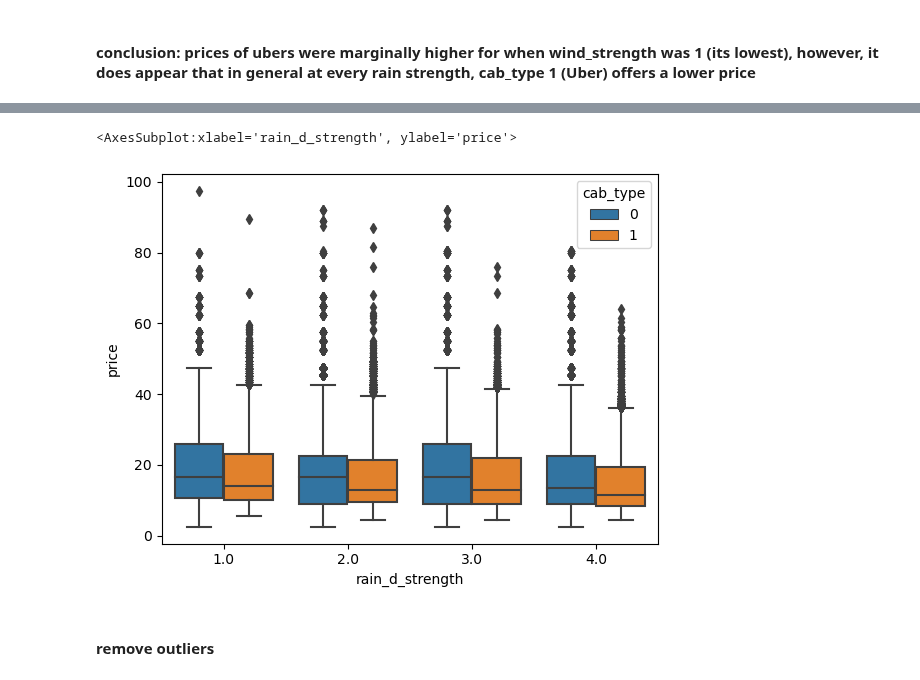
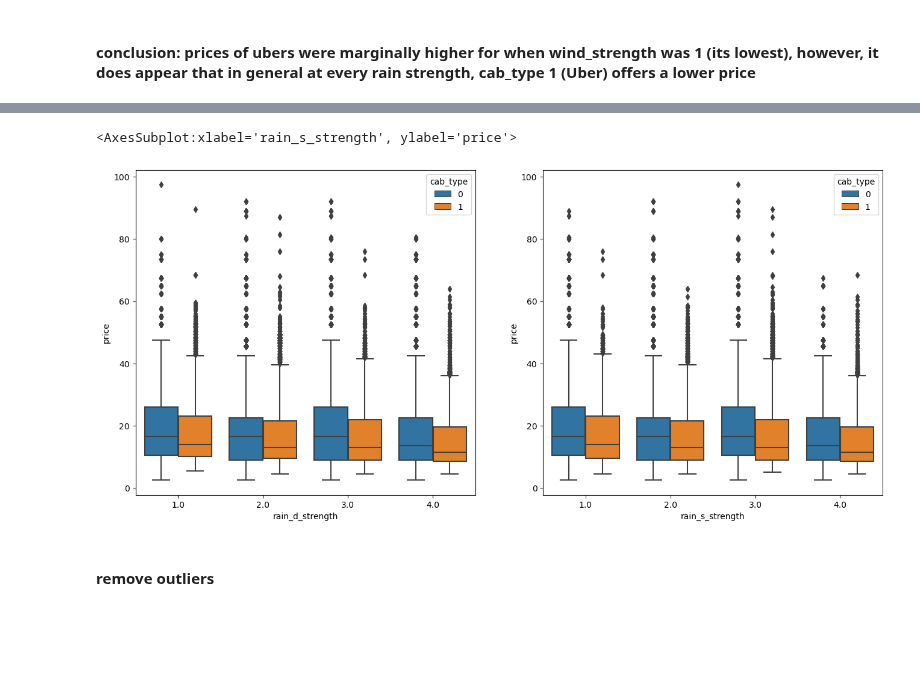
Before and after one commit to cndywu/TheYelpers, a Jupyter notebook: Cindy_EDA.ipynb, the cells around one changed output, grey strips where cells are left out. Drawn from its saved outputs; the diff is of its cells as text; code cells hidden in the pictures; blank space fills up the shorter version.

```diff
--- a/Cindy_EDA.ipynb
+++ b/Cindy_EDA.ipynb
@@ -79,8 +71,10 @@ sns.boxplot(data = train, x = 'rain_d_strength', y = 'price', hue = 'cab_type')
-# %%
-sns.boxplot(data = train, x = 'rain_d_strength', y = 'price', hue = 'cab_type')
-# %% [output]
-<AxesSubplot:xlabel='rain_d_strength', ylabel='price'>
-[figure, removed]
+# %%
+fig, ax =plt.subplots(1,2, figsize=(16, 7))
+sns.boxplot(ax = ax[0], data = train, x = 'rain_d_strength', y = 'price', hue = 'cab_type')
+sns.boxplot(ax = ax[1], data = train, x = 'rain_s_strength', y = 'price', hue = 'cab_type')
+# %% [output]
+<AxesSubplot:xlabel='rain_s_strength', ylabel='price'>
+[figure, added]
 # %% [markdown]
 #### remove outliers
 # %%
```
Also changed, not shown: parts of 22 cells of this notebook.
